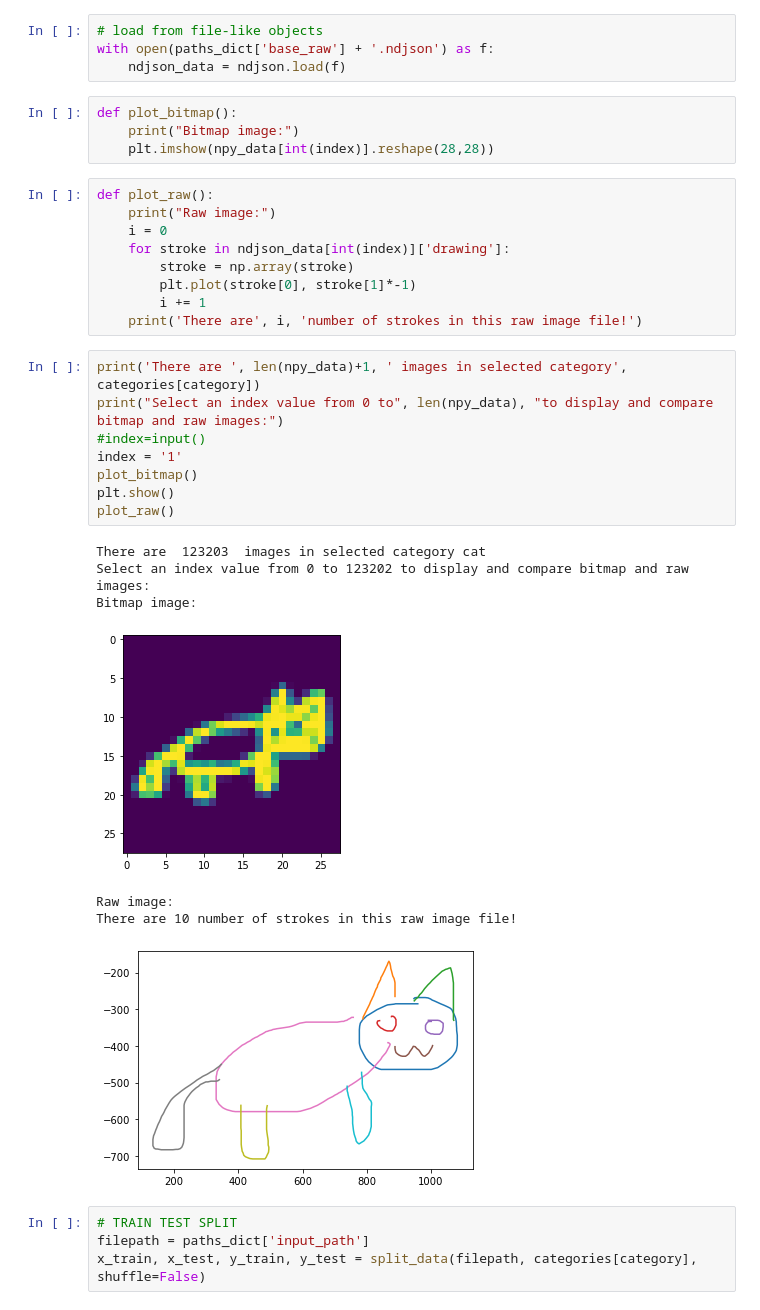
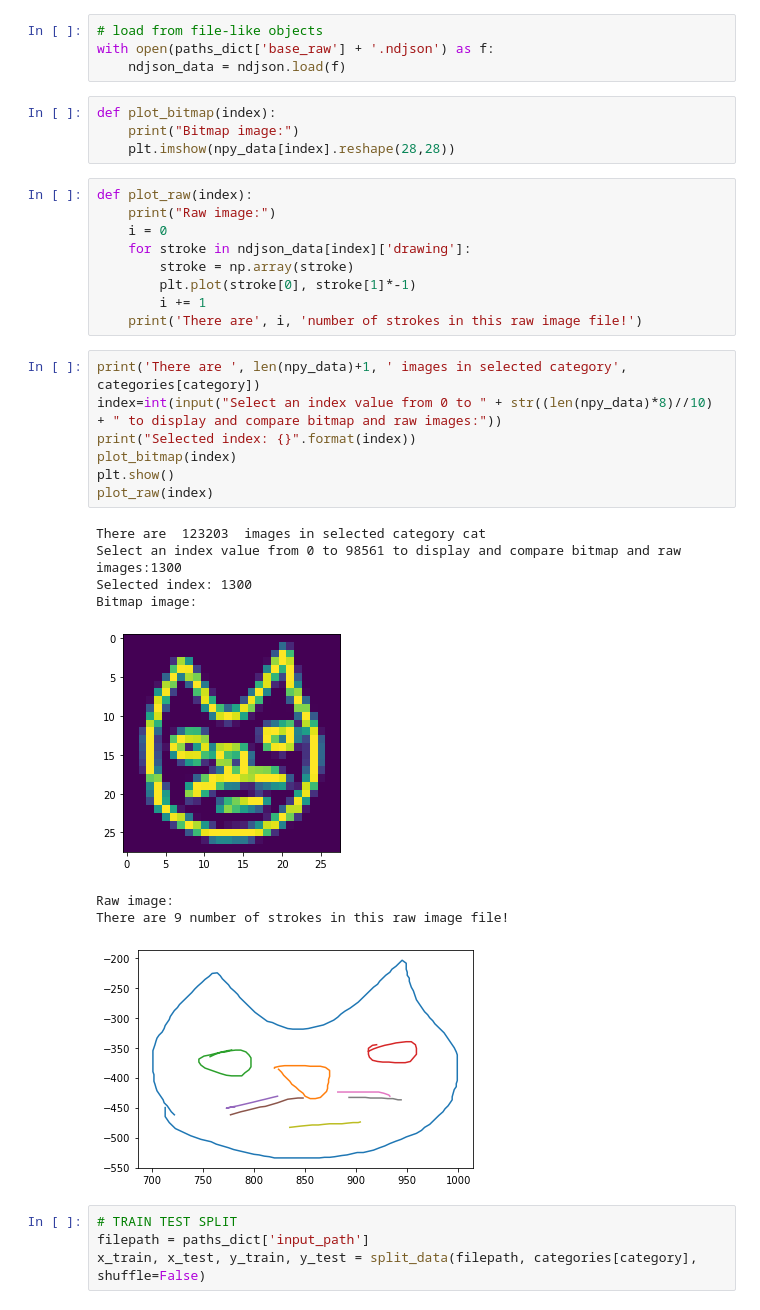
Before and after one commit to melodiCyb/sliver-maestro, a Jupyter notebook: notebooks/draw_cat.ipynb, the cells around one changed output. Saved outputs shown, nothing was run; the diff lists cells and outputs as text.

```diff
--- a/notebooks/draw_cat.ipynb
+++ b/notebooks/draw_cat.ipynb
@@ -117,34 +83,34 @@ npy_data = np.load(paths_dict['base_input'] + '.npy', allow_pickle=True)
 with open(paths_dict['base_raw'] + '.ndjson') as f:
     ndjson_data = ndjson.load(f)
 # %%
-def plot_bitmap():
+def plot_bitmap(index):
     print("Bitmap image:")
-    plt.imshow(npy_data[int(index)].reshape(28,28))
+    plt.imshow(npy_data[index].reshape(28,28))
 # %%
-def plot_raw():
+def plot_raw(index):
     print("Raw image:")
     i = 0
-    for stroke in ndjson_data[int(index)]['drawing']:
+    for stroke in ndjson_data[index]['drawing']:
         stroke = np.array(stroke)
         plt.plot(stroke[0], stroke[1]*-1)
         i += 1
     print('There are', i, 'number of strokes in this raw image file!')
 # %%
 print('There are ', len(npy_data)+1, ' images in selected category', categories[category])
-print("Select an index value from 0 to", len(npy_data), "to display and compare bitmap and raw images:")
-#index=input()
-index = '1'
-plot_bitmap()
+index=int(input("Select an index value from 0 to " + str((len(npy_data)*8)//10) + " to display and compare bitmap and raw images:"))
+print("Selected index: {}".format(index))
+plot_bitmap(index)
 plt.show()
-plot_raw()
+plot_raw(index)
 # %% [output]
 There are  123203  images in selected category cat
-Select an index value from 0 to 123202 to display and compare bitmap and raw images:
+Select an index value from 0 to 98561 to display and compare bitmap and raw images:1300
+Selected index: 1300
 Bitmap image:
-[figure, old version]
+[figure, new version]
 Raw image:
-There are 10 number of strokes in this raw image file!
+There are 9 number of strokes in this raw image file!
-[figure, old version]
+[figure, new version]
 # %%
 # TRAIN TEST SPLIT
 filepath = paths_dict['input_path']
```
Also changed, not shown: parts of 19 cells of this notebook, 6 other files.
